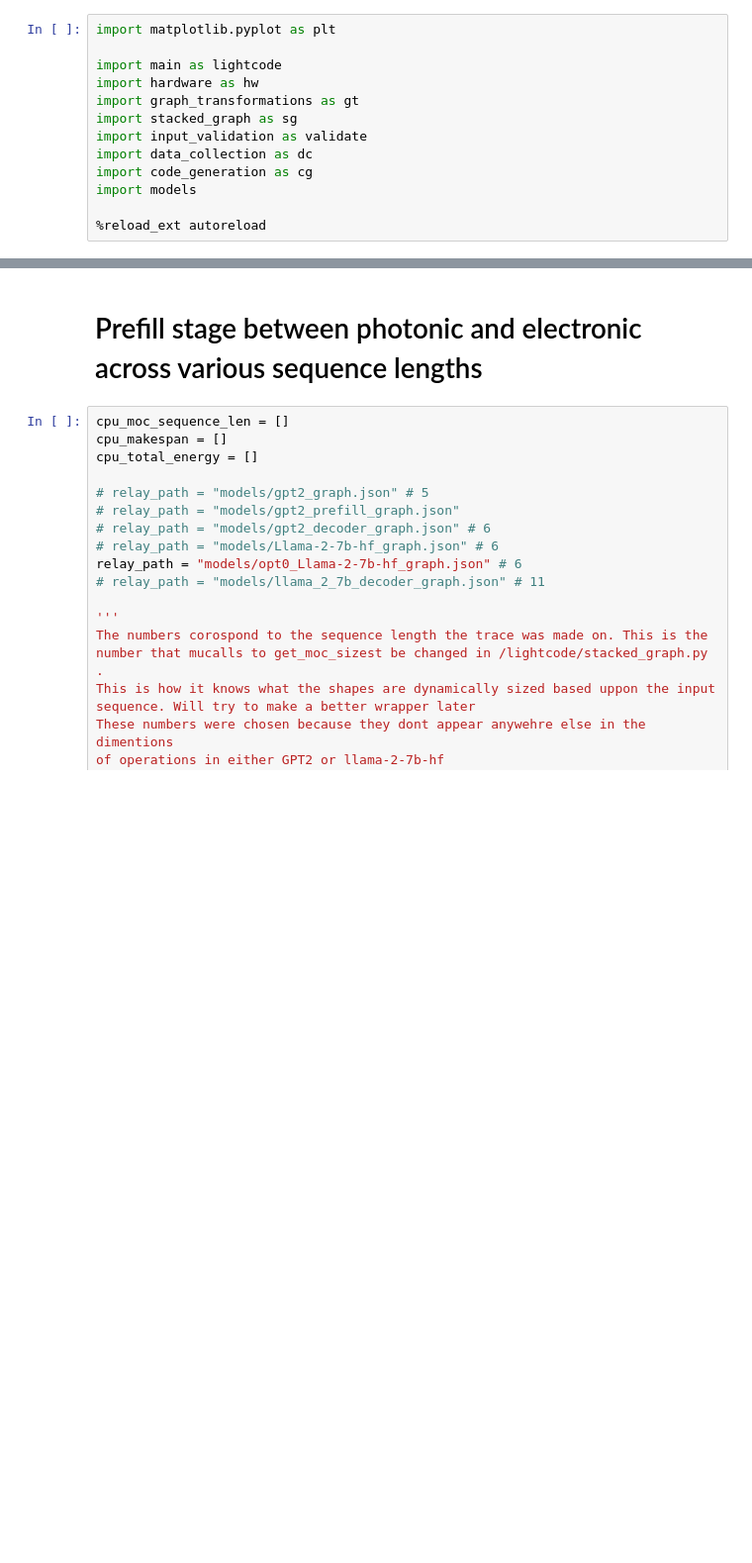
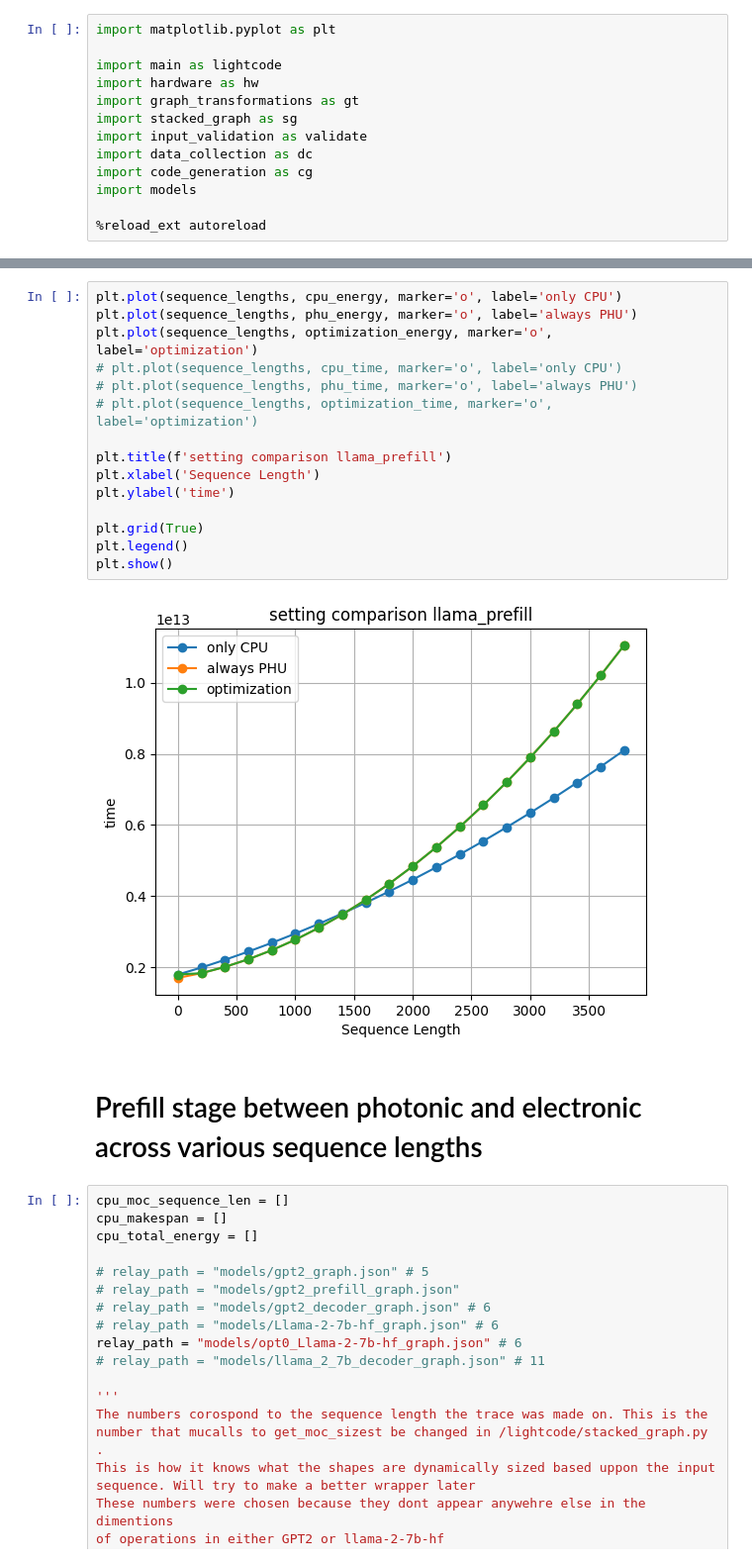
Before and after one commit to RyanTomich/LightCode, a Jupyter notebook: lightcode/evaluations.ipynb, the cells around one changed output, grey strips where cells are left out. Shown at 99% size. Saved outputs shown, nothing was run; the diff lists cells and outputs as text; blank space fills up the shorter version.

```diff
--- a/lightcode/evaluations.ipynb
+++ b/lightcode/evaluations.ipynb
@@ -94,3 +172,20 @@ plt.show()
+# %%
+plt.plot(sequence_lengths, cpu_energy, marker='o', label='only CPU')
+plt.plot(sequence_lengths, phu_energy, marker='o', label='always PHU')
+plt.plot(sequence_lengths, optimization_energy, marker='o', label='optimization')
+# plt.plot(sequence_lengths, cpu_time, marker='o', label='only CPU')
+# plt.plot(sequence_lengths, phu_time, marker='o', label='always PHU')
+# plt.plot(sequence_lengths, optimization_time, marker='o', label='optimization')
+
+plt.title(f'setting comparison llama_prefill')
+plt.xlabel('Sequence Length')
+plt.ylabel('time')
+
+plt.grid(True)
+plt.legend()
+plt.show()
+# %% [output]
+[figure, added]
 # %% [markdown]
 # Prefill stage between photonic and electronic across various sequence lengths
 # %%
```
Also changed, not shown: parts of 4 cells of this notebook, 4 other files.
